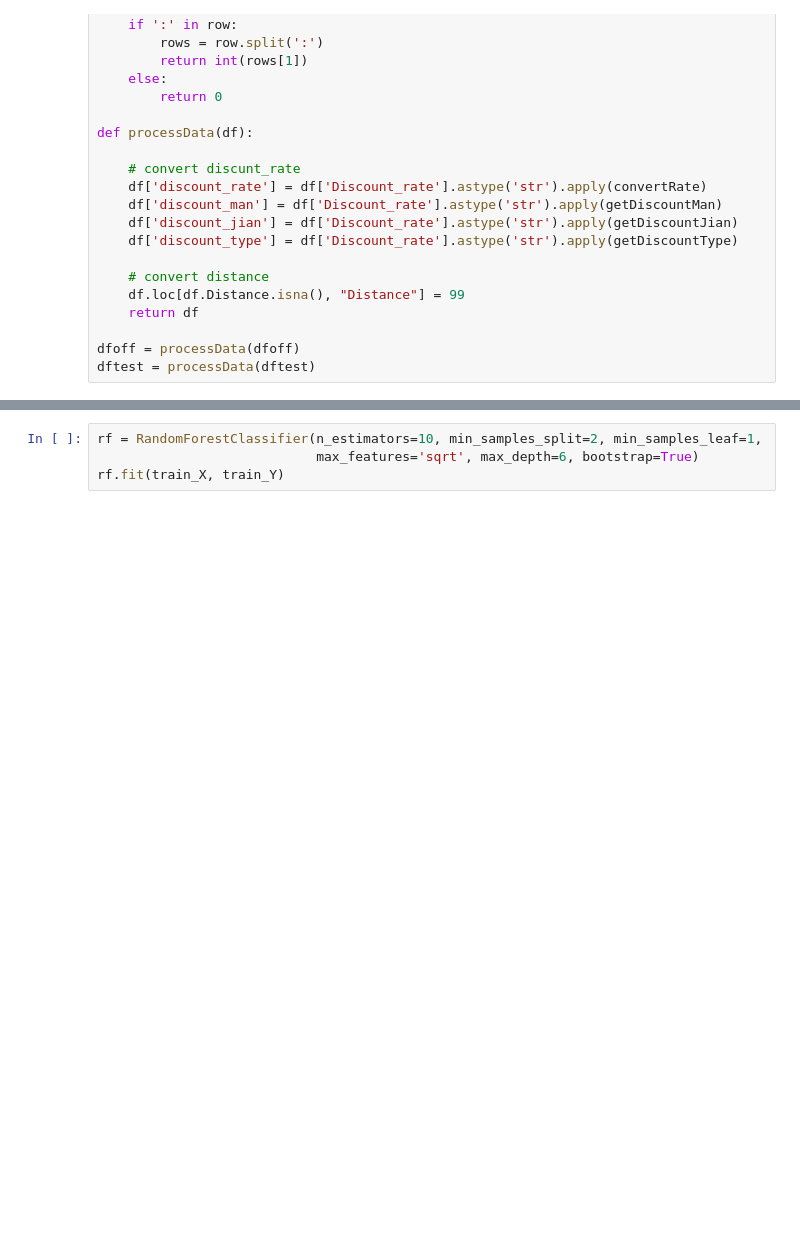
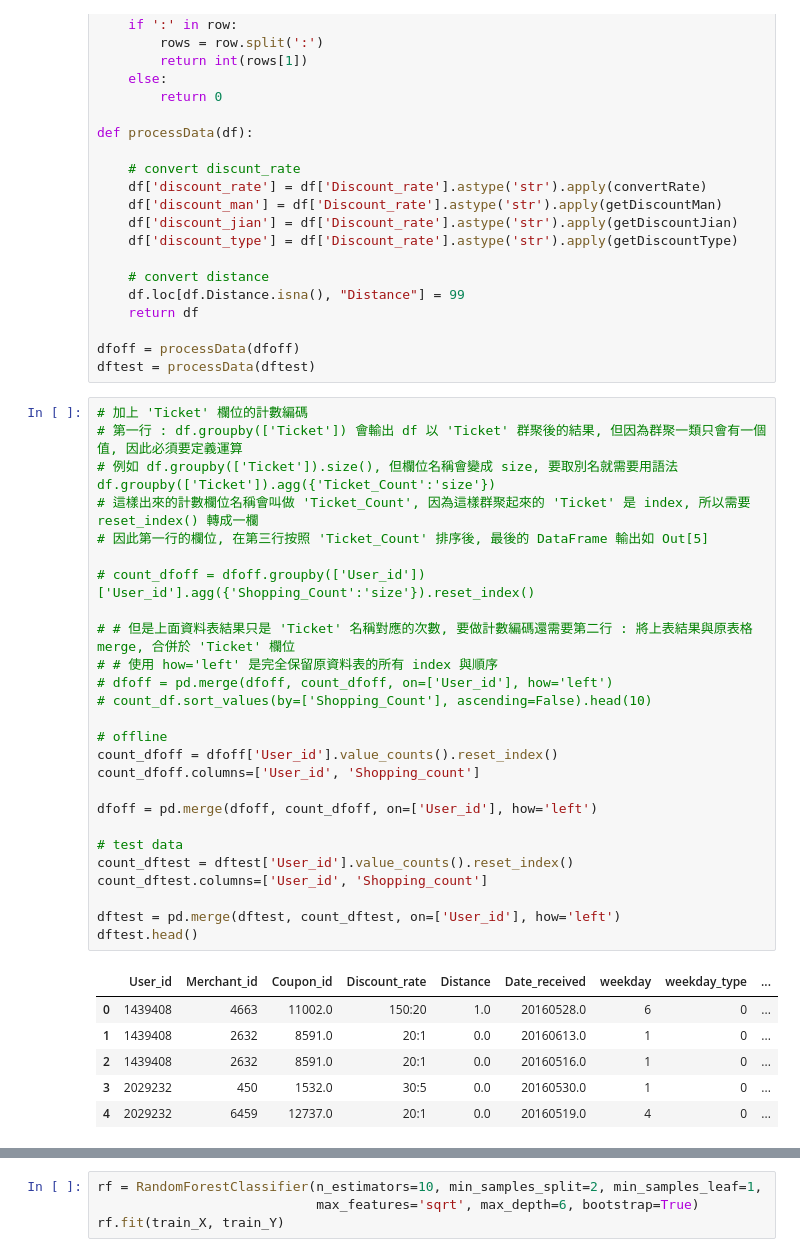
Before and after one commit to Julian-Chu/2nd-ML100Days, a Jupyter notebook: ml100marathon-02-02.ipynb, the cells around one changed output, grey strips where cells are left out. Drawn from its saved outputs; the diff is of its cells as text; blank space fills up the shorter version.

```diff
--- a/ml100marathon-02-02.ipynb
+++ b/ml100marathon-02-02.ipynb
@@ -148,6 +148,39 @@ def processData(df):
 
 dfoff = processData(dfoff)
 dftest = processData(dftest)
+# %%
+# 加上 'Ticket' 欄位的計數編碼
+# 第一行 : df.groupby(['Ticket']) 會輸出 df 以 'Ticket' 群聚後的結果, 但因為群聚一類只會有一個值, 因此必須要定義運算
+# 例如 df.groupby(['Ticket']).size(), 但欄位名稱會變成 size, 要取別名就需要用語法 df.groupby(['Ticket']).agg({'Ticket_Count':'size'})
+# 這樣出來的計數欄位名稱會叫做 'Ticket_Count', 因為這樣群聚起來的 'Ticket' 是 index, 所以需要 reset_index() 轉成一欄
+# 因此第一行的欄位, 在第三行按照 'Ticket_Count' 排序後, 最後的 DataFrame 輸出如 Out[5]
+
+# count_dfoff = dfoff.groupby(['User_id'])['User_id'].agg({'Shopping_Count':'size'}).reset_index()
+
+# # 但是上面資料表結果只是 'Ticket' 名稱對應的次數, 要做計數編碼還需要第二行 : 將上表結果與原表格 merge, 合併於 'Ticket' 欄位
+# # 使用 how='left' 是完全保留原資料表的所有 index 與順序
+# dfoff = pd.merge(dfoff, count_dfoff, on=['User_id'], how='left')
+# count_df.sort_values(by=['Shopping_Count'], ascending=False).head(10)
+
+# offline
+count_dfoff = dfoff['User_id'].value_counts().reset_index()
+count_dfoff.columns=['User_id', 'Shopping_count']
+
+dfoff = pd.merge(dfoff, count_dfoff, on=['User_id'], how='left')
+
+# test data
+count_dftest = dftest['User_id'].value_counts().reset_index()
+count_dftest.columns=['User_id', 'Shopping_count']
+
+dftest = pd.merge(dftest, count_dftest, on=['User_id'], how='left')
+dftest.head()
+# %% [output]
+|  | User_id | Merchant_id | Coupon_id | Discount_rate | Distance | Date_received | weekday | weekday_type | ... |
+| 0 | 1439408 | 4663 | 11002.0 | 150:20 | 1.0 | 20160528.0 | 6 | 0 | ... |
+| 1 | 1439408 | 2632 | 8591.0 | 20:1 | 0.0 | 20160613.0 | 1 | 0 | ... |
+| 2 | 1439408 | 2632 | 8591.0 | 20:1 | 0.0 | 20160516.0 | 1 | 0 | ... |
+| 3 | 2029232 | 450 | 1532.0 | 30:5 | 0.0 | 20160530.0 | 1 | 0 | ... |
+| 4 | 2029232 | 6459 | 12737.0 | 20:1 | 0.0 | 20160519.0 | 4 | 0 | ... |
 # %%
 dfoff.head()
 # %% [output]
```
Also changed, not shown: parts of 7 cells of this notebook, 4 other files.
